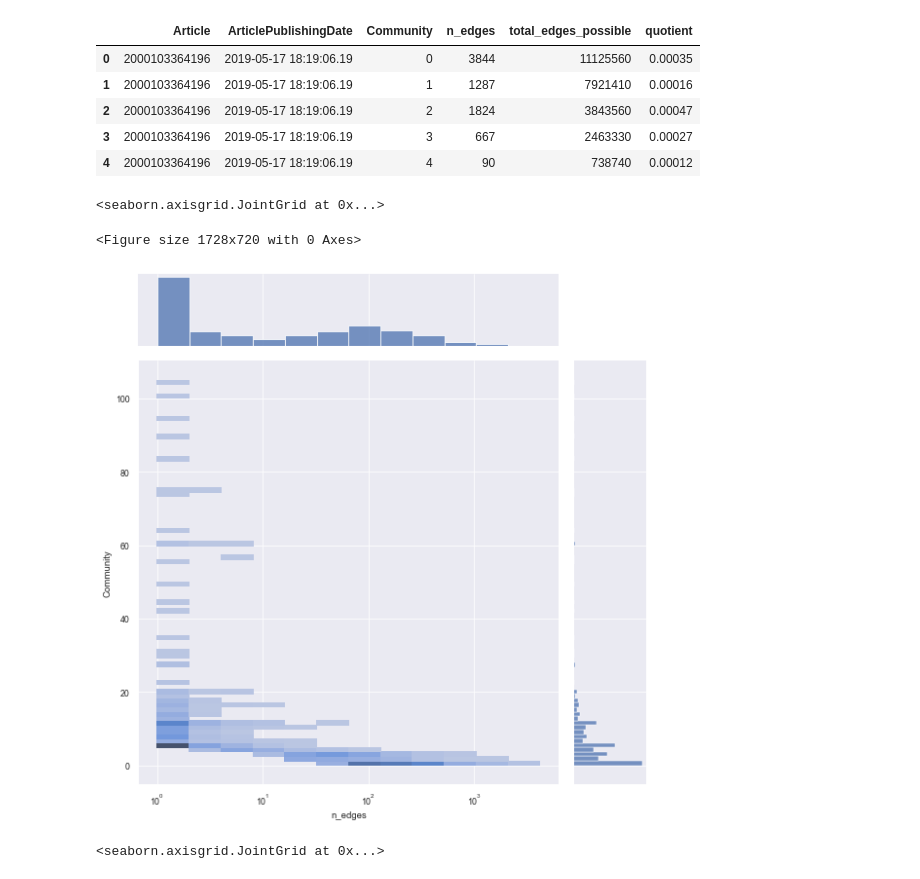
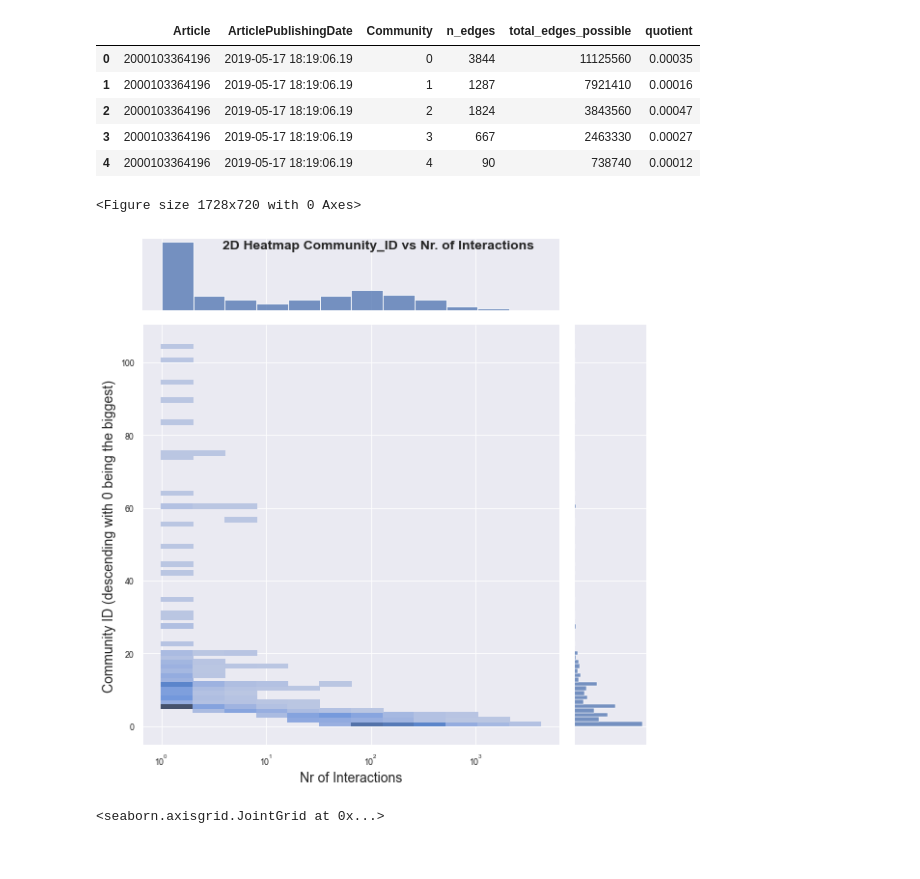
Before and after one commit to oStritze/sna, a Jupyter notebook: src/static_dynamic.ipynb, the cells around one changed output. Drawn from its saved outputs; the diff is of its cells as text; code cells hidden in the pictures.

```diff
--- a/src/static_dynamic.ipynb
+++ b/src/static_dynamic.ipynb
@@ -334,18 +334,22 @@ res_inland.head()
 # %%
 plt.figure(figsize=(24, 10))
 
 sns.set_theme()
 sns.set_context("paper")
-sns.jointplot(data=res_inland[res_inland["quotient"]!=0],
+g = sns.jointplot(data=res_inland[res_inland["quotient"]!=0],
             x="n_edges", y="Community",
             log_scale=(True,False),
             height=8,
             kind="hist", palette="magma",
         )
+g.fig.suptitle("2D Heatmap Community_ID vs Nr. of Interactions" ,
+               fontsize = 'x-large' ,
+               fontweight = 'bold' )
+g.set_axis_labels( "Nr of Interactions" , "Community ID (descending with 0 being the biggest)", size=14)
+plt.savefig("../report/figures/2d_histogram.png")
 # %% [output]
-<seaborn.axisgrid.JointGrid at 0x...>
+<Figure size 1728x720 with 0 Axes>
-<Figure size 1728x720 with 0 Axes>
-[figure, old version]
+[figure, new version]
 # %%
 #sns.displot(res_inland[res_inland["quotient"]!=0]["quotient"], log_scale=True, kde=True)
 #fig, ax = plt.subplots(figsize=(12,7))
```
Also changed, not shown: parts of 4 cells of this notebook, 4 other files.
